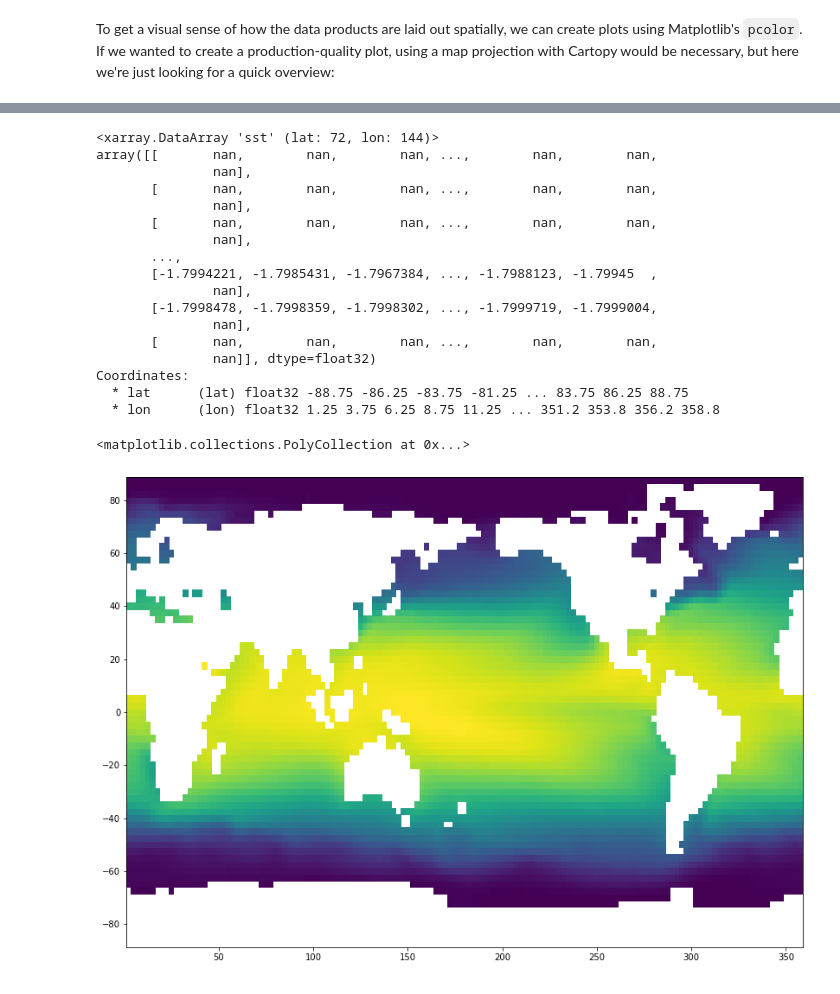
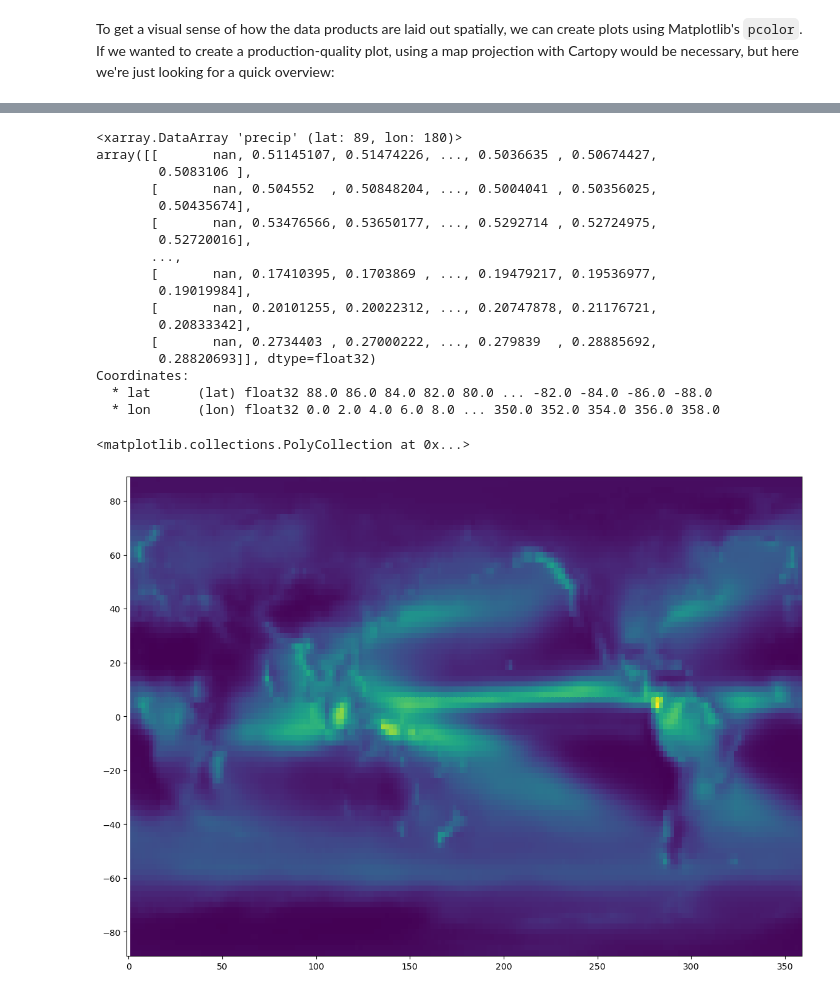
Before and after one commit to samanthastevenson/EDS220_Fall2022, a Jupyter notebook: Interpolation_Regridding_Example.ipynb, the cells around one changed output, grey strips where cells are left out. Saved outputs shown, nothing was run; the diff lists cells and outputs as text; code cells hidden in the pictures.

Commit message:
Updating with Scipy interpolation

```diff
--- a/Interpolation_Regridding_Example.ipynb
+++ b/Interpolation_Regridding_Example.ipynb
@@ -113,32 +123,32 @@ It should be clear that there are differences between these datasets: they're en
 # %%
-# Interpolate SST to GPCP grid
-ersst_int = ersst_timeavg.interp(lat=gpcp.lat, lon=gpcp.lon)
+# Interpolate GPCP to SST grid
+gpcp_int = gpcp_timeavg.interp(lat=ersst.lat, lon=ersst.lon)
 # %%
-# Display header info for interpolated ERSST
-ersst_int
+# Display header info for interpolated GPCP
+gpcp_int
 # %% [output]
-<xarray.DataArray 'sst' (lat: 72, lon: 144)>
-array([[       nan,        nan,        nan, ...,        nan,        nan,
-               nan],
-       [       nan,        nan,        nan, ...,        nan,        nan,
-               nan],
-       [       nan,        nan,        nan, ...,        nan,        nan,
-               nan],
+<xarray.DataArray 'precip' (lat: 89, lon: 180)>
+array([[       nan, 0.51145107, 0.51474226, ..., 0.5036635 , 0.50674427,
+        0.5083106 ],
+       [       nan, 0.504552  , 0.50848204, ..., 0.5004041 , 0.50356025,
+        0.50435674],
+       [       nan, 0.53476566, 0.53650177, ..., 0.5292714 , 0.52724975,
+        0.52720016],
        ...,
-       [-1.7994221, -1.7985431, -1.7967384, ..., -1.7988123, -1.79945  ,
-               nan],
-       [-1.7998478, -1.7998359, -1.7998302, ..., -1.7999719, -1.7999004,
-               nan],
-       [       nan,        nan,        nan, ...,        nan,        nan,
-               nan]], dtype=float32)
+       [       nan, 0.17410395, 0.1703869 , ..., 0.19479217, 0.19536977,
+        0.19019984],
+       [       nan, 0.20101255, 0.20022312, ..., 0.20747878, 0.21176721,
+        0.20833342],
+       [       nan, 0.2734403 , 0.27000222, ..., 0.279839  , 0.28885692,
+        0.28820693]], dtype=float32)
 Coordinates:
-  * lat      (lat) float32 -88.75 -86.25 -83.75 -81.25 ... 83.75 86.25 88.75
-  * lon      (lon) float32 1.25 3.75 6.25 8.75 11.25 ... 351.2 353.8 356.2 358.8
+  * lat      (lat) float32 88.0 86.0 84.0 82.0 80.0 ... -82.0 -84.0 -86.0 -88.0
+  * lon      (lon) float32 0.0 2.0 4.0 6.0 8.0 ... 350.0 352.0 354.0 356.0 358.0
 # %%
 # Create a blank figure
 plt.figure(figsize=(14,10))
-# Plot interpolated SST
-plt.pcolor(ersst_int['lon'],ersst_int['lat'],ersst_int)
+# Plot interpolated GPCP
+plt.pcolor(gpcp_int['lon'],gpcp_int['lat'],gpcp_int)
 # %% [output]
 <matplotlib.collections.PolyCollection at 0x...>
-[figure, old version]
+[figure, new version]
```
Also changed, not shown: parts of 17 cells of this notebook, 1 other file.
